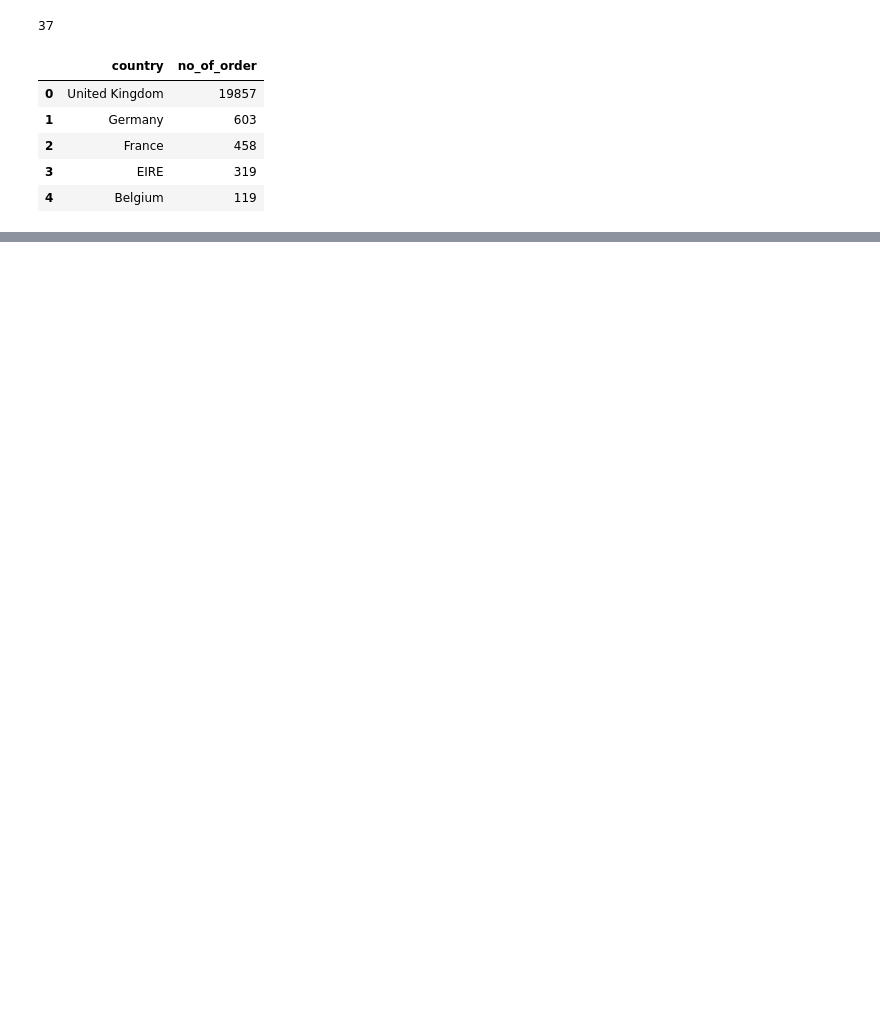
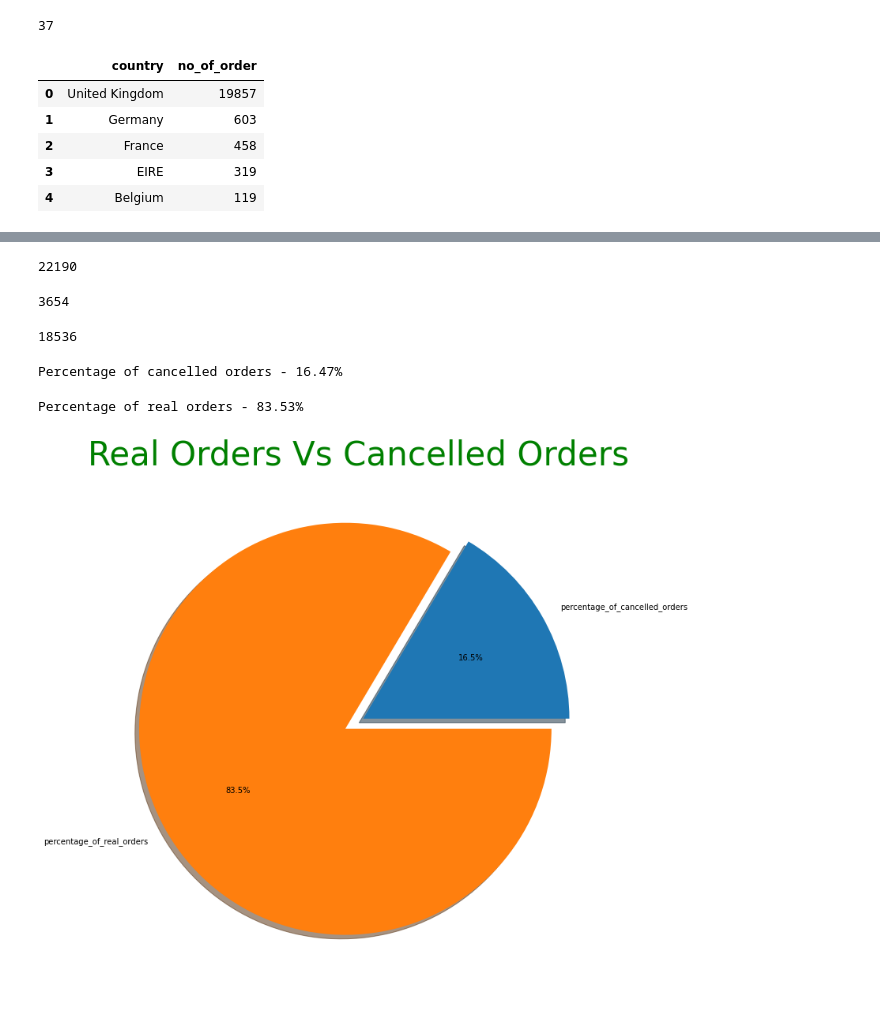
Before and after one commit to rajdeepmondal1/customer-segmentation, a Jupyter notebook: Customer_Segmentation_Arpan_+_Rajdeep.ipynb, the cells around one changed output, grey strips where cells are left out. Saved outputs shown, nothing was run; the diff lists cells and outputs as text; code cells hidden in the pictures; blank space fills up the shorter version.

```diff
--- a/Customer_Segmentation_Arpan_+_Rajdeep.ipynb
+++ b/Customer_Segmentation_Arpan_+_Rajdeep.ipynb
@@ -158,0 +263,41 @@ orders_per_countries.to_csv('orders_per_country.csv')
+# %%
+total_orders = df_cancelled['InvoiceNo'].nunique() + df_orders['InvoiceNo'].nunique()
+total_orders
+# %% [output]
+22190
+# %%
+cancelled_orders = df_cancelled['InvoiceNo'].nunique()
+cancelled_orders
+# %% [output]
+3654
+# %%
+real_orders=df_orders["InvoiceNo"].nunique()
+real_orders
+# %% [output]
+18536
+# %%
+percentage_of_cancelled_orders = round((cancelled_orders * 100 / total_orders), 2)
+# %%
+percentage_of_real_orders = round((real_orders * 100 / total_orders), 2)
+# %%
+print(f'Percentage of cancelled orders - {percentage_of_cancelled_orders}%')
+# %% [output]
+Percentage of cancelled orders - 16.47%
+# %%
+print(f'Percentage of real orders - {percentage_of_real_orders}%')
+# %% [output]
+Percentage of real orders - 83.53%
+# %%
+fig = plt.figure(figsize =(18, 12))
+plt.pie([percentage_of_cancelled_orders, percentage_of_real_orders],
+        labels = ["percentage_of_cancelled_orders", "percentage_of_real_orders"],
+        autopct="%1.1f%%",
+        shadow=True,
+        explode=(0.1,0))
+plt.title('Real Orders Vs Cancelled Orders',
+          loc='left',
+          fontsize=42,
+          color="green")
+plt.show()
+# %% [output]
+[figure, added]
```
Also changed, not shown: parts of 36 cells of this notebook.
